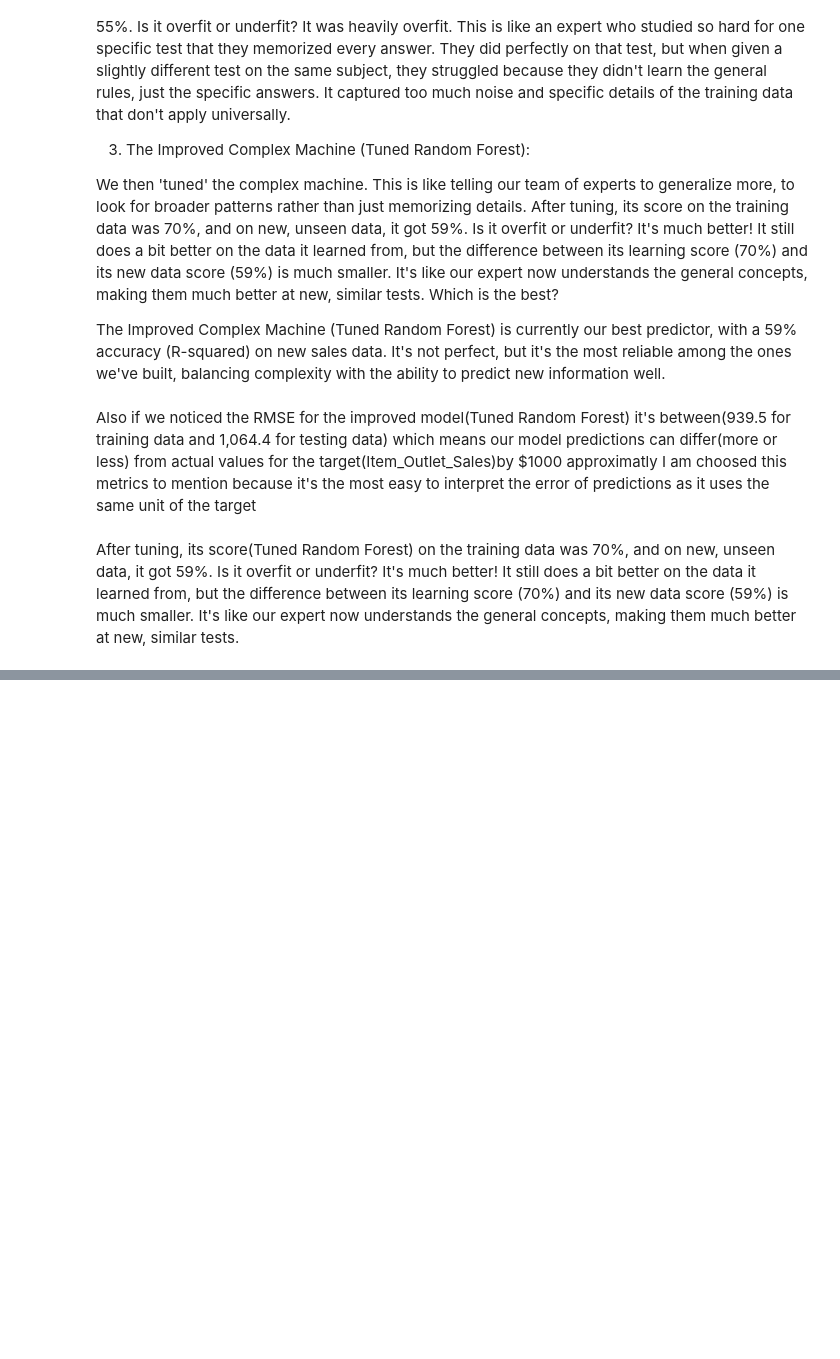
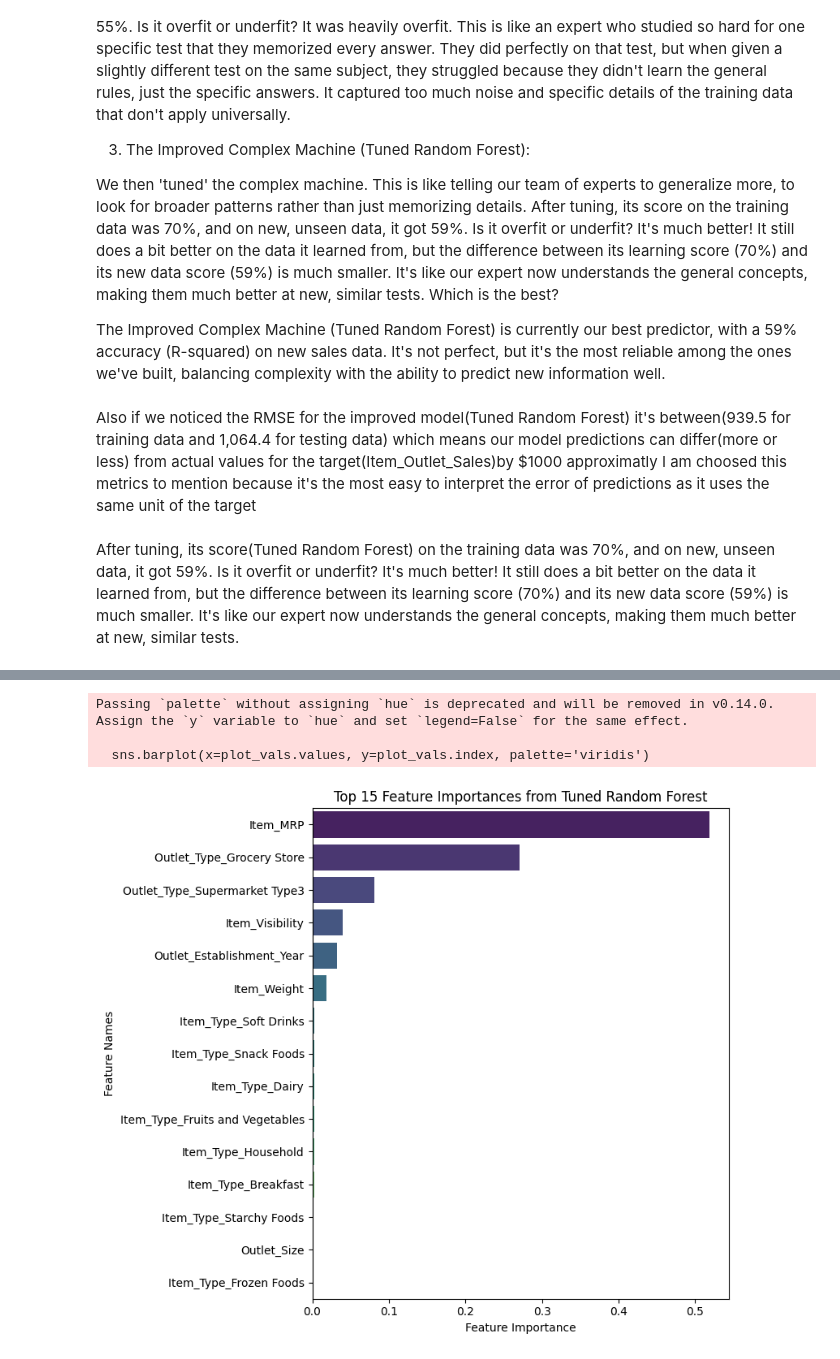
Before and after one commit to Dounia-Awni/Prediction-Of-Product-Sales, a Jupyter notebook: Prediction_of_product_sales.ipynb, the cells around one changed output, grey strips where cells are left out. Drawn from its saved outputs; the diff is of its cells as text; code cells hidden in the pictures; blank space fills up the shorter version.

```diff
--- a/Prediction_of_product_sales.ipynb
+++ b/Prediction_of_product_sales.ipynb
@@ -1560,0 +1629,4 @@ Is it overfit or underfit? It's much better! It still does a bit better on the d
+# %%
+feature_names=best_rf_pipe[0].get_feature_names_out()
+importances=pd.Series(best_rf_pipe[-1].feature_importances_, index=feature_names)
+importances.sort_values(ascending=False)
@@ -1560,0 +1652,24 @@ Is it overfit or underfit? It's much better! It still does a bit better on the d
+# %%
+import matplotlib.pyplot as plt
+import seaborn as sns
+
+# Sort the importances for plotting
+importances_sorted = importances.sort_values(ascending=False)
+
+# Select the top 15 features for visualization
+top_n = 15
+plot_vals = importances_sorted.head(top_n)
+
+# Create the horizontal bar chart
+plt.figure(figsize=(8, 7))
+sns.barplot(x=plot_vals.values, y=plot_vals.index, palette='viridis')
+plt.xlabel('Feature Importance')
+plt.ylabel('Feature Names')
+plt.title(f'Top {top_n} Feature Importances from Tuned Random Forest')
+plt.tight_layout()
+plt.show()
+# %% [output]
+Passing `palette` without assigning `hue` is deprecated and will be removed in v0.14.0. Assign the `y` variable to `hue` and set `legend=False` for the same effect.
+
+  sns.barplot(x=plot_vals.values, y=plot_vals.index, palette='viridis')
+[figure, added]
```
Also changed, not shown: parts of 7 cells of this notebook.
